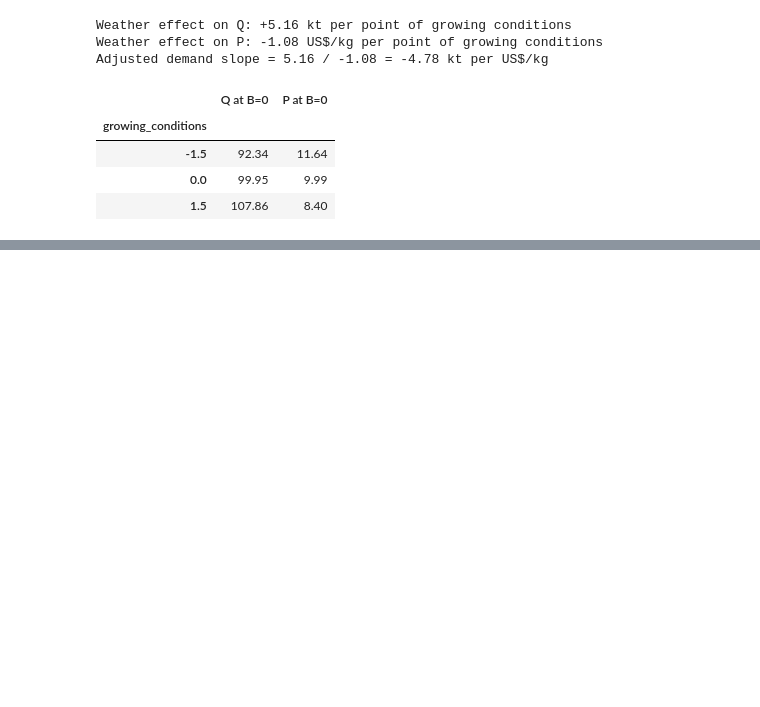
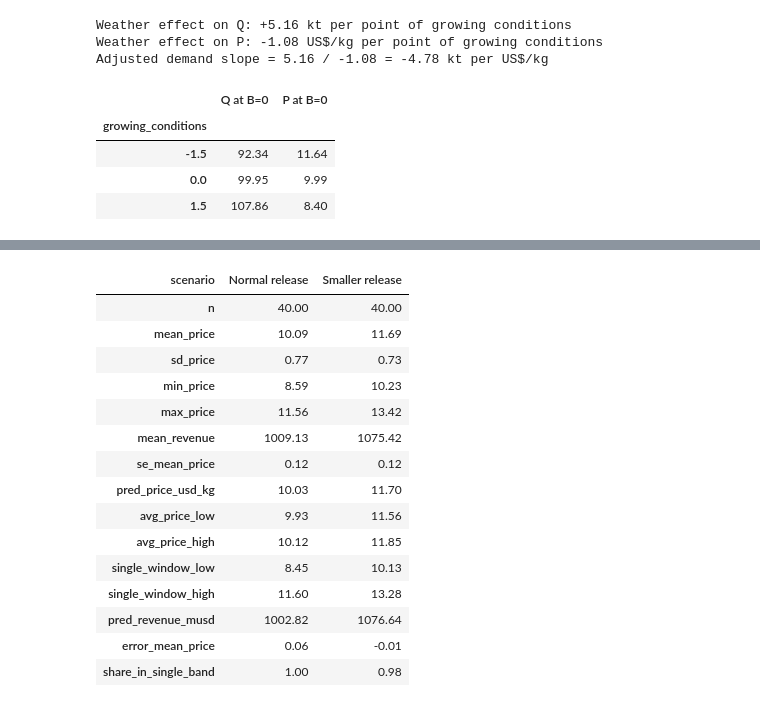
Before and after one commit to jimivanbladeren/Assignment3_economics, a Jupyter notebook: Moises_playground.ipynb, the cells around one changed output, grey strips where cells are left out. Cells and saved outputs as stored; diff of their text form; code cells hidden in the pictures; blank space fills up the shorter version.

```diff
--- a/Moises_playground.ipynb
+++ b/Moises_playground.ipynb
@@ -387,0 +527,19 @@ coff_for_sc = pd.read_csv('data/coffee_forecast_scenarios.csv')
+# %%
+rng = np.random.default_rng(2026)
+boot_P = []
+for _ in range(2000):
+    d = coff_mark.iloc[rng.integers(0, len(coff_mark), len(coff_mark))]
+    a_, b_, _ = fit_demand(d)
+    boot_P.append([p_star(100, a_, b_), p_star(92, a_, b_)])
+boot_P = np.array(boot_P)
+
+u = coff_mark["quantity_kt"] - (a_D + b_D * coff_mark["price_usd_kg"] + c_D * coff_mark["buyer_activity"])   # demand disturbances
+sd_P_single = u.std() / -b_D
+
+pred["avg_price_low"]  = np.percentile(boot_P, 2.5, axis=0)
+pred["avg_price_high"] = np.percentile(boot_P, 97.5, axis=0)
+pred["single_window_low"]  = pred["pred_price_usd_kg"] - 1.96 * sd_P_single
+pred["single_window_high"] = pred["pred_price_usd_kg"] + 1.96 * sd_P_single
+print(f"sd of demand disturbances ≈ {u.std():.2f} kt → sd of a single window's price ≈ {sd_P_single:.2f} US$/kg")
+pred[["scenario", "pred_price_usd_kg", "avg_price_low", "avg_price_high",
+      "single_window_low", "single_window_high", "pred_revenue_musd"]].round(2)
@@ -387,0 +568,32 @@ coff_for_sc = pd.read_csv('data/coffee_forecast_scenarios.csv')
+# %%
+assert Path("q5_predictions_recorded.csv").exists(), "Record the predictions first (5.5)"
+rev = pd.read_csv("data/coffee_forecast_reveal.csv")
+rev["revenue_musd"] = rev["price_usd_kg"] * rev["quantity_kt"]
+obs = (rev.groupby("scenario")
+          .agg(n=("price_usd_kg", "size"), mean_price=("price_usd_kg", "mean"),
+               sd_price=("price_usd_kg", "std"), min_price=("price_usd_kg", "min"),
+               max_price=("price_usd_kg", "max"), mean_revenue=("revenue_musd", "mean")))
+obs["se_mean_price"] = obs["sd_price"] / np.sqrt(obs["n"])
+cmp_ = obs.join(pred.set_index("scenario")[["pred_price_usd_kg", "avg_price_low", "avg_price_high",
+                                             "single_window_low", "single_window_high", "pred_revenue_musd"]])
+cmp_["error_mean_price"] = cmp_["mean_price"] - cmp_["pred_price_usd_kg"]
+cmp_["share_in_single_band"] = [rev.loc[rev.scenario == s, "price_usd_kg"].between(r.single_window_low, r.single_window_high).mean()
+                                for s, r in cmp_.iterrows()]
+cmp_.T.round(2)
+# %% [output]
+| scenario | Normal release | Smaller release |
+| n | 40.00 | 40.00 |
+| mean_price | 10.09 | 11.69 |
+| sd_price | 0.77 | 0.73 |
+| min_price | 8.59 | 10.23 |
+| max_price | 11.56 | 13.42 |
+| mean_revenue | 1009.13 | 1075.42 |
+| se_mean_price | 0.12 | 0.12 |
+| pred_price_usd_kg | 10.03 | 11.70 |
+| avg_price_low | 9.93 | 11.56 |
+| avg_price_high | 10.12 | 11.85 |
+| single_window_low | 8.45 | 10.13 |
+| single_window_high | 11.60 | 13.28 |
+| pred_revenue_musd | 1002.82 | 1076.64 |
+| error_mean_price | 0.06 | -0.01 |
+| share_in_single_band | 1.00 | 0.98 |
```
Also changed, not shown: parts of 19 cells of this notebook.
